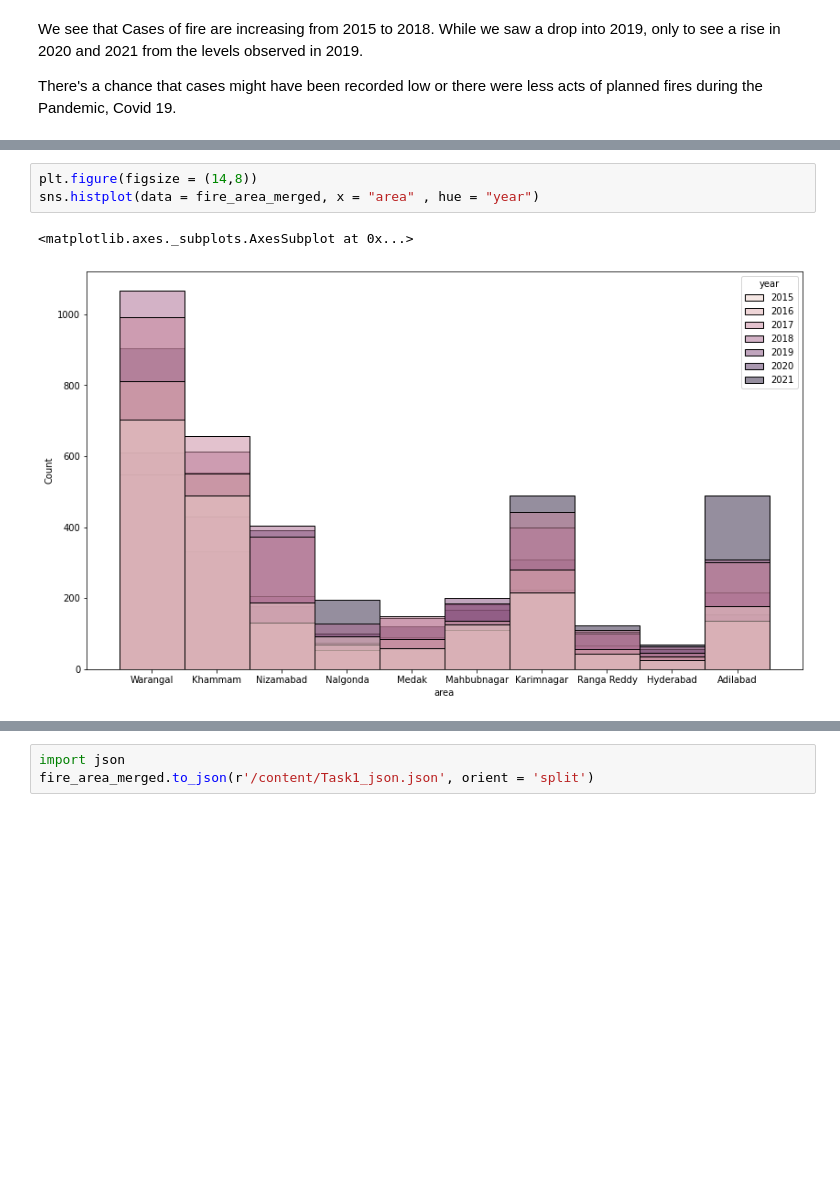
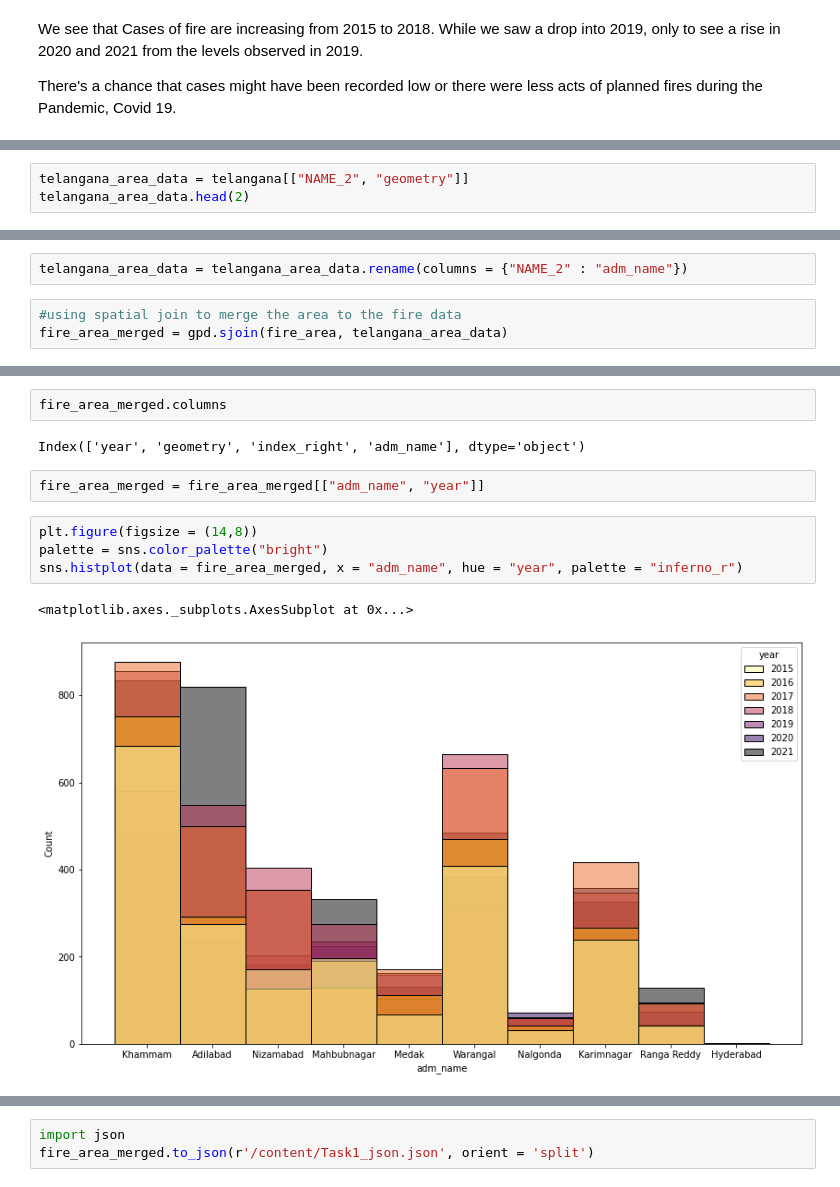
Before and after one commit to undpindia/dicra, a Jupyter notebook: Geospatial Data Science Internship/ShubhamSingh/Task1/TASK1.ipynb, the cells around one changed output, grey strips where cells are left out. Drawn from its saved outputs; the diff is of its cells as text; blank space fills up the shorter version.

```diff
--- a/Geospatial Data Science Internship/ShubhamSingh/Task1/TASK1.ipynb
+++ b/Geospatial Data Science Internship/ShubhamSingh/Task1/TASK1.ipynb
@@ -132,0 +88,3 @@ fire_area_merged["area"] = pd.DataFrame(fire_area_list)
+# %%
+telangana_area_data = telangana[["NAME_2", "geometry"]]
+telangana_area_data.head(2)
@@ -132,0 +100,5 @@ fire_area_merged["area"] = pd.DataFrame(fire_area_list)
+# %%
+telangana_area_data = telangana_area_data.rename(columns = {"NAME_2" : "adm_name"})
+# %%
+#using spatial join to merge the area to the fire data
+fire_area_merged = gpd.sjoin(fire_area, telangana_area_data)
@@ -140,6 +117,13 @@ fire_area_merged.head(3)
+# %%
+fire_area_merged.columns
+# %% [output]
+Index(['year', 'geometry', 'index_right', 'adm_name'], dtype='object')
+# %%
+fire_area_merged = fire_area_merged[["adm_name", "year"]]
 # %%
 plt.figure(figsize = (14,8))
-sns.histplot(data = fire_area_merged, x = "area" , hue = "year")
+palette = sns.color_palette("bright")
+sns.histplot(data = fire_area_merged, x = "adm_name", hue = "year", palette = "inferno_r")
 # %% [output]
 <matplotlib.axes._subplots.AxesSubplot at 0x...>
-[figure, old version]
+[figure, new version]
```
Also changed, not shown: parts of 31 cells of this notebook, 3 other files.
